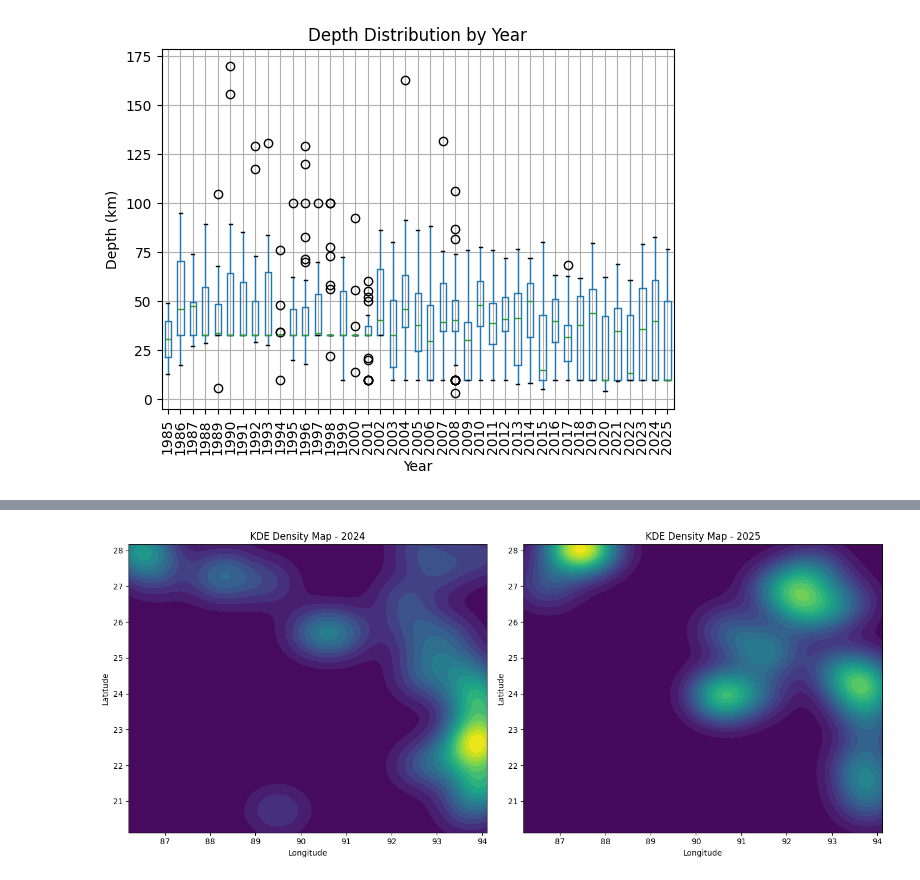
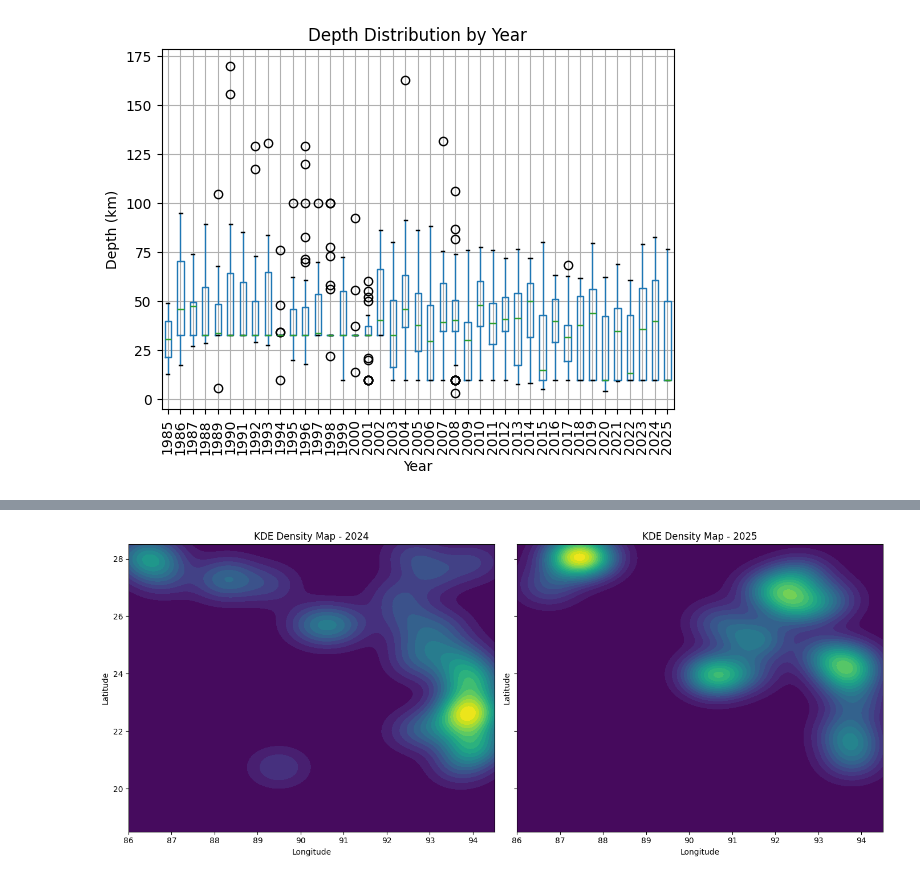
Before and after one commit to mehdihasan/bd-earthquake-analysis-2025, a Jupyter notebook: analysis.ipynb, the cells around one changed output, grey strips where cells are left out. Saved outputs shown, nothing was run; the diff lists cells and outputs as text; code cells hidden in the pictures.

Commit message:
Update analysis

```diff
--- a/analysis.ipynb
+++ b/analysis.ipynb
@@ -344,49 +420,41 @@ Analysis:
 # %%
-# -------------------------------
-# 7. Inter-Event Time Analysis
-# -------------------------------
-# Inter-event times show whether quakes are happening closer together.
-# Extract coordinates
+# Compare spatial density patterns between consecutive years using KDE
+# Extract coordinates for KDE
 coords = region_df[['longitude', 'latitude']].values
 
-# KDE model for entire dataset
-kde = KernelDensity(bandwidth=0.5, kernel='gaussian').fit(coords)
-
-# Make yearly KDE to compare clustering
+# Create a KDE model for each year to compare clustering
 kde_years = {}
 for y in region_df['year'].unique():
     pts = region_df[region_df['year'] == y][['longitude', 'latitude']].values
-    if len(pts) > 2:
-        kde_years[y] = KernelDensity(bandwidth=0.5).fit(pts)
+    if len(pts) > 2: # KDE requires at least 3 points
+        kde_years[y] = KernelDensity(bandwidth=0.5, kernel='gaussian').fit(pts)
 
-# Plot KDE heatmap for this year vs last year
+# Plot KDE heatmap for the most recent year vs the prior year
 current_year = region_df['year'].max()
 previous_year = current_year - 1
 
 def plot_kde(year, ax):
     if year not in kde_years:
         ax.text(0.5, 0.5, f"No KDE for {year}", ha='center')
+        ax.set_title(f"KDE Density Map - {year}")
         return
+
     kde = kde_years[year]
-
-    lon = region_df['longitude']
-    lat = region_df['latitude']
-
-    lon_lin = np.linspace(lon.min(), lon.max(), 200)
-    lat_lin = np.linspace(lat.min(), lat.max(), 200)
+    lon_lin = np.linspace(min_lon, max_lon, 200)
+    lat_lin = np.linspace(min_lat, max_lat, 200)
     xx, yy = np.meshgrid(lon_lin, lat_lin)
     grid = np.vstack([xx.ravel(), yy.ravel()]).T
 
     zz = np.exp(kde.score_samples(grid)).reshape(xx.shape)
     ax.contourf(xx, yy, zz, levels=20)
     ax.set_title(f"KDE Density Map - {year}")
     ax.set_xlabel("Longitude")
     ax.set_ylabel("Latitude")
 
-fig, axs = plt.subplots(1, 2, figsize=(14, 6))
+fig, axs = plt.subplots(1, 2, figsize=(14, 6), sharex=True, sharey=True)
 plot_kde(previous_year, axs[0])
 plot_kde(current_year, axs[1])
 plt.tight_layout()
 plt.show()
 # %% [output]
-[figure, old version]
+[figure, new version]
```
Also changed, not shown: parts of 39 cells of this notebook, 7 other files.
